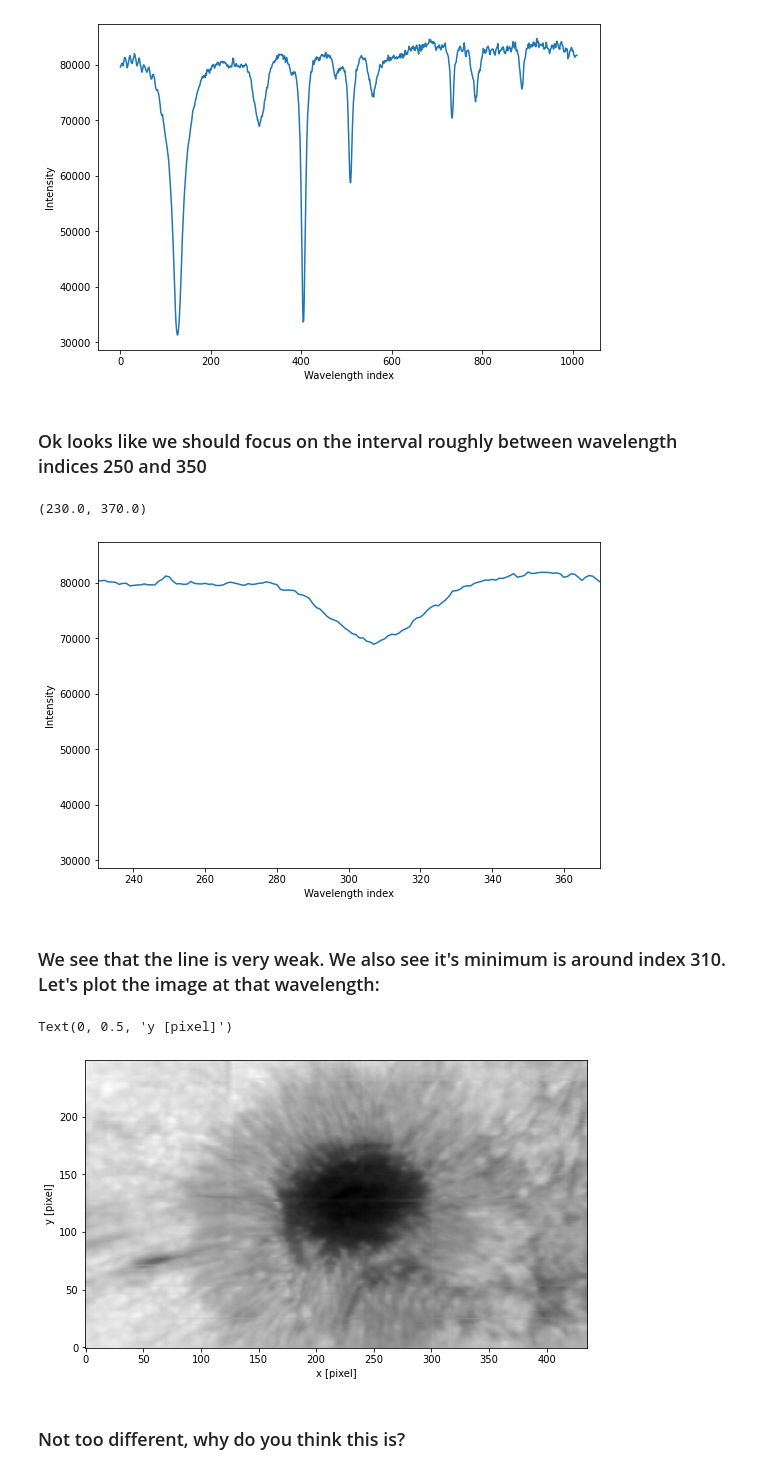
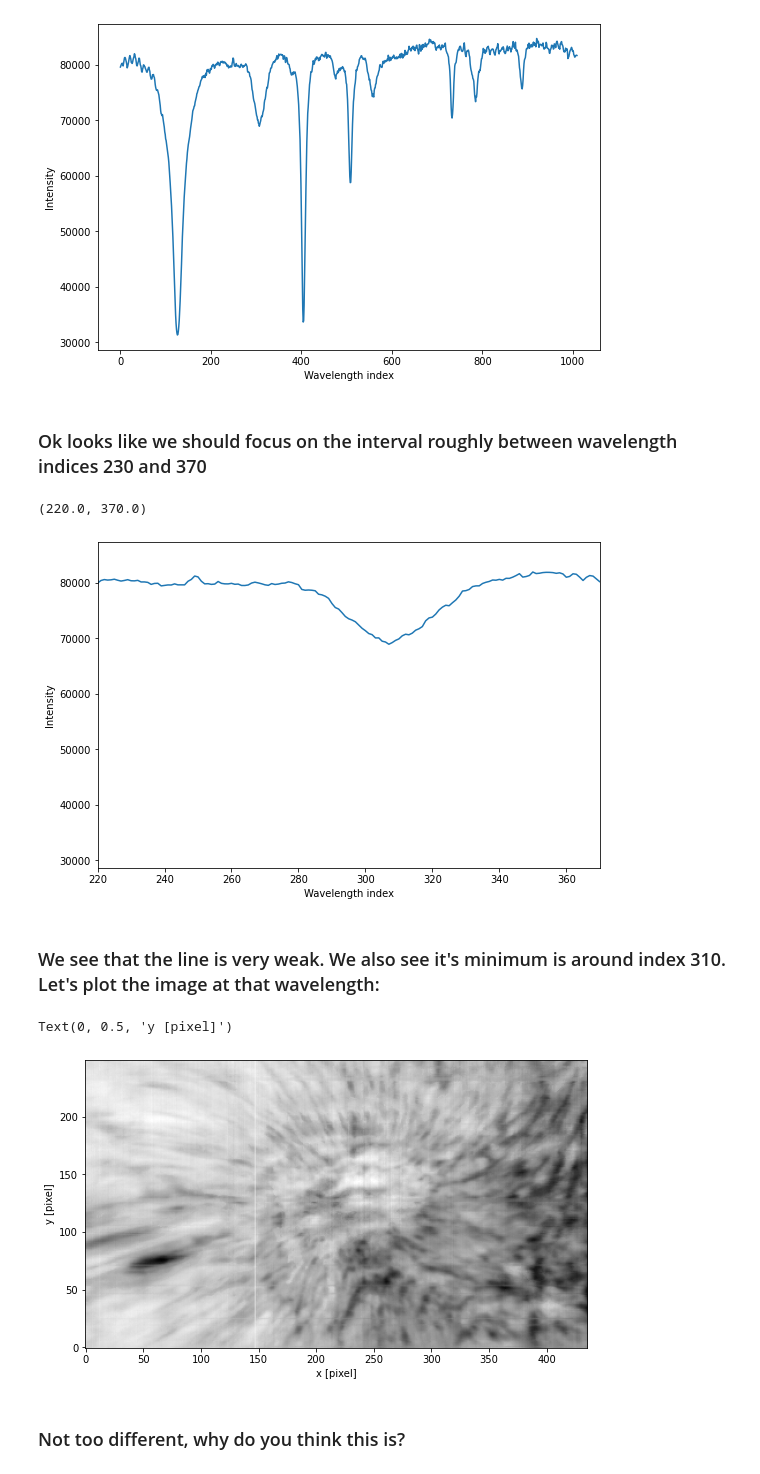
Before and after one commit to ivanzmilic/dkist_workshop_5, a Jupyter notebook: GRIS_inversions .ipynb, the cells around one changed output. Cells and saved outputs as stored; diff of their text form; code cells hidden in the pictures.

```diff
--- a/GRIS_inversions .ipynb
+++ b/GRIS_inversions .ipynb
@@ -64,26 +73,26 @@ plt.ylabel("Intensity")
 Text(0, 0.5, 'Intensity')
 [figure]
 # %% [markdown]
-### Ok looks like we should focus on the interval roughly between wavelength indices 250 and 350
+### Ok looks like we should focus on the interval roughly between wavelength indices 230 and 370
 # %%
 plt.figure(figsize=[9,6])
 plt.plot(mean_spectrum)
 plt.xlabel("Wavelength index")
 plt.ylabel("Intensity")
-plt.xlim([230,370])
+plt.xlim([220,370])
 # %% [output]
-(230.0, 370.0)
+(220.0, 370.0)
-[figure, old version]
+[figure, new version]
 # %% [markdown]
 ### We see that the line is very weak. We also see it's minimum is around index 310. Let's plot the image at that wavelength:
 # %%
 plt.figure(figsize=[9,6])
-plt.imshow(cube[:,:,0,306].T,origin='lower',cmap='gray')
+plt.imshow(cube[:,:,0,310].T/cube[:,:,0,240].T,origin='lower',cmap='gray')
 plt.xlabel("x [pixel]")
 plt.ylabel("y [pixel]")
 # %% [output]
 Text(0, 0.5, 'y [pixel]')
-[figure, old version]
+[figure, new version]
 # %% [markdown]
 ### Not too different, why do you think this is?
 # %% [markdown]
```
Also changed, not shown: parts of 36 cells of this notebook, 2 other files.
